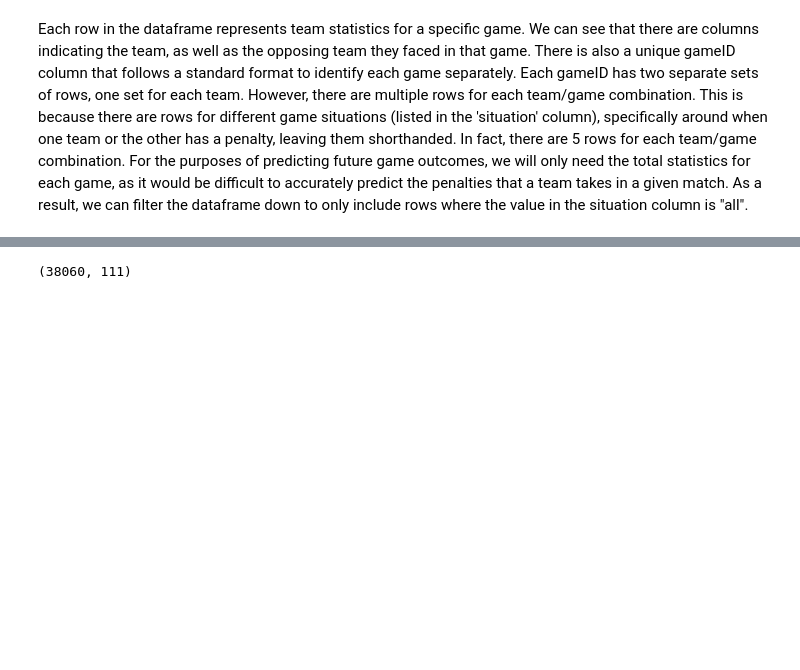
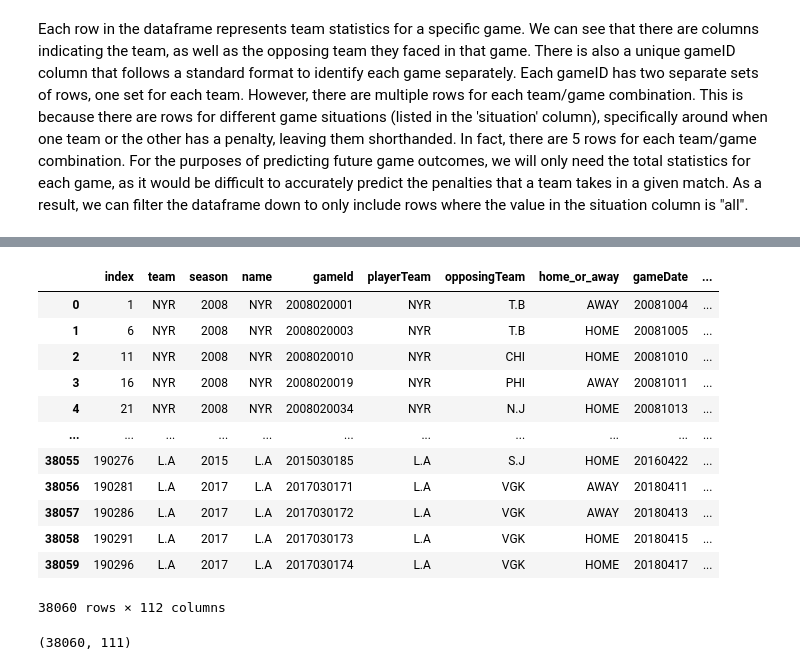
Before and after one commit to markshumka/NHL-Game-Predictor, a Jupyter notebook: Notebooks/Initial_data_upload_and_EDA.ipynb, the cells around one changed output, grey strips where cells are left out. Saved outputs shown, nothing was run; the diff lists cells and outputs as text; code cells hidden in the pictures; blank space fills up the shorter version.

```diff
--- a/Notebooks/Initial_data_upload_and_EDA.ipynb
+++ b/Notebooks/Initial_data_upload_and_EDA.ipynb
@@ -55 +66,18 @@ filtered_mp_df = mp_df[mp_df['situation'] == 'all']
+# %%
+# Let's reset the index for now. We can drop it later if necessary.
+filtered_mp_df.reset_index()
+# %% [output]
+|  | index | team | season | name | gameId | playerTeam | opposingTeam | home_or_away | gameDate | ... |
+| 0 | 1 | NYR | 2008 | NYR | 2008020001 | NYR | T.B | AWAY | 20081004 | ... |
+| 1 | 6 | NYR | 2008 | NYR | 2008020003 | NYR | T.B | HOME | 20081005 | ... |
+| 2 | 11 | NYR | 2008 | NYR | 2008020010 | NYR | CHI | HOME | 20081010 | ... |
+| 3 | 16 | NYR | 2008 | NYR | 2008020019 | NYR | PHI | AWAY | 20081011 | ... |
+| 4 | 21 | NYR | 2008 | NYR | 2008020034 | NYR | N.J | HOME | 20081013 | ... |
+| ... | ... | ... | ... | ... | ... | ... | ... | ... | ... | ... |
+| 38055 | 190276 | L.A | 2015 | L.A | 2015030185 | L.A | S.J | HOME | 20160422 | ... |
+| 38056 | 190281 | L.A | 2017 | L.A | 2017030171 | L.A | VGK | AWAY | 20180411 | ... |
+| 38057 | 190286 | L.A | 2017 | L.A | 2017030172 | L.A | VGK | AWAY | 20180413 | ... |
+| 38058 | 190291 | L.A | 2017 | L.A | 2017030173 | L.A | VGK | HOME | 20180415 | ... |
+| 38059 | 190296 | L.A | 2017 | L.A | 2017030174 | L.A | VGK | HOME | 20180417 | ... |
+38060 rows × 112 columns
 # %%
```
Also changed, not shown: parts of 14 cells of this notebook.
